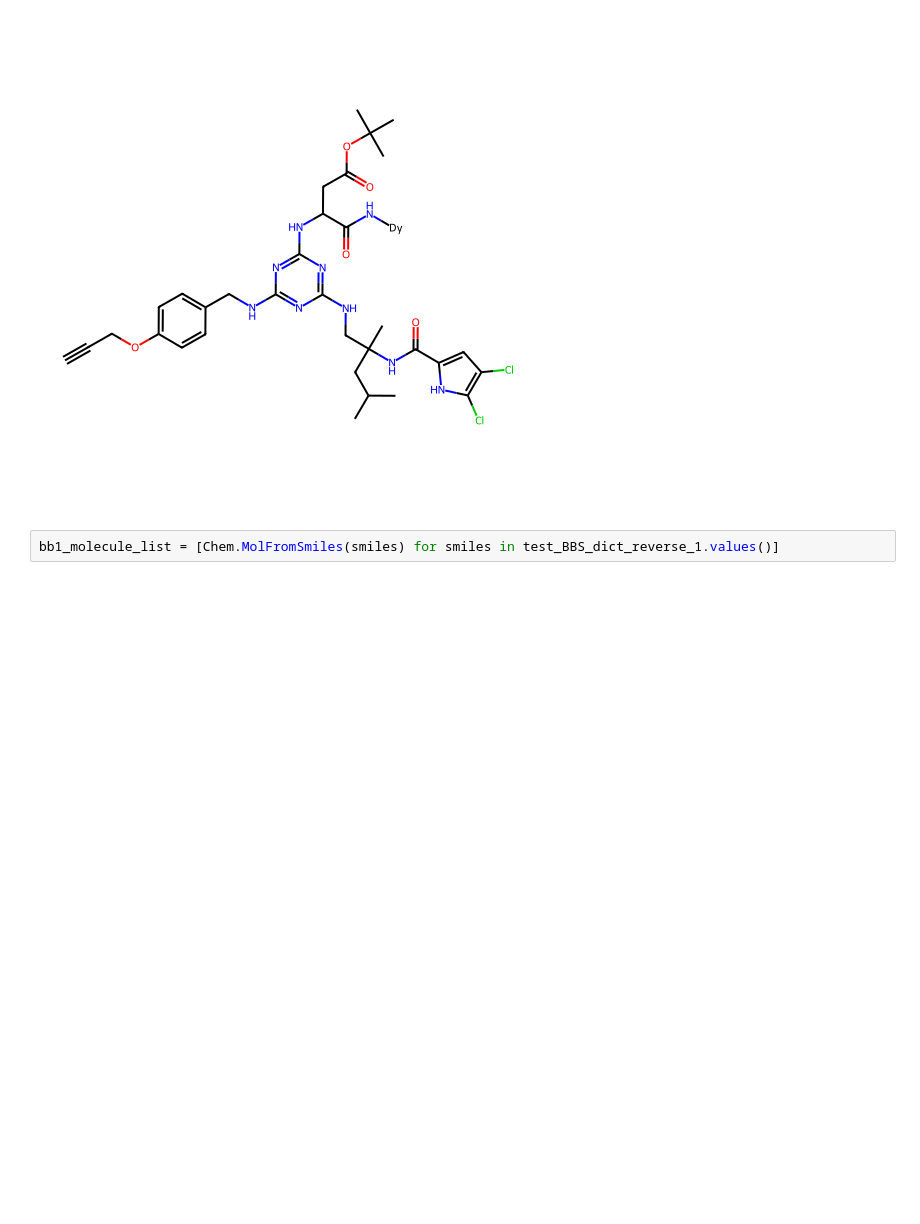
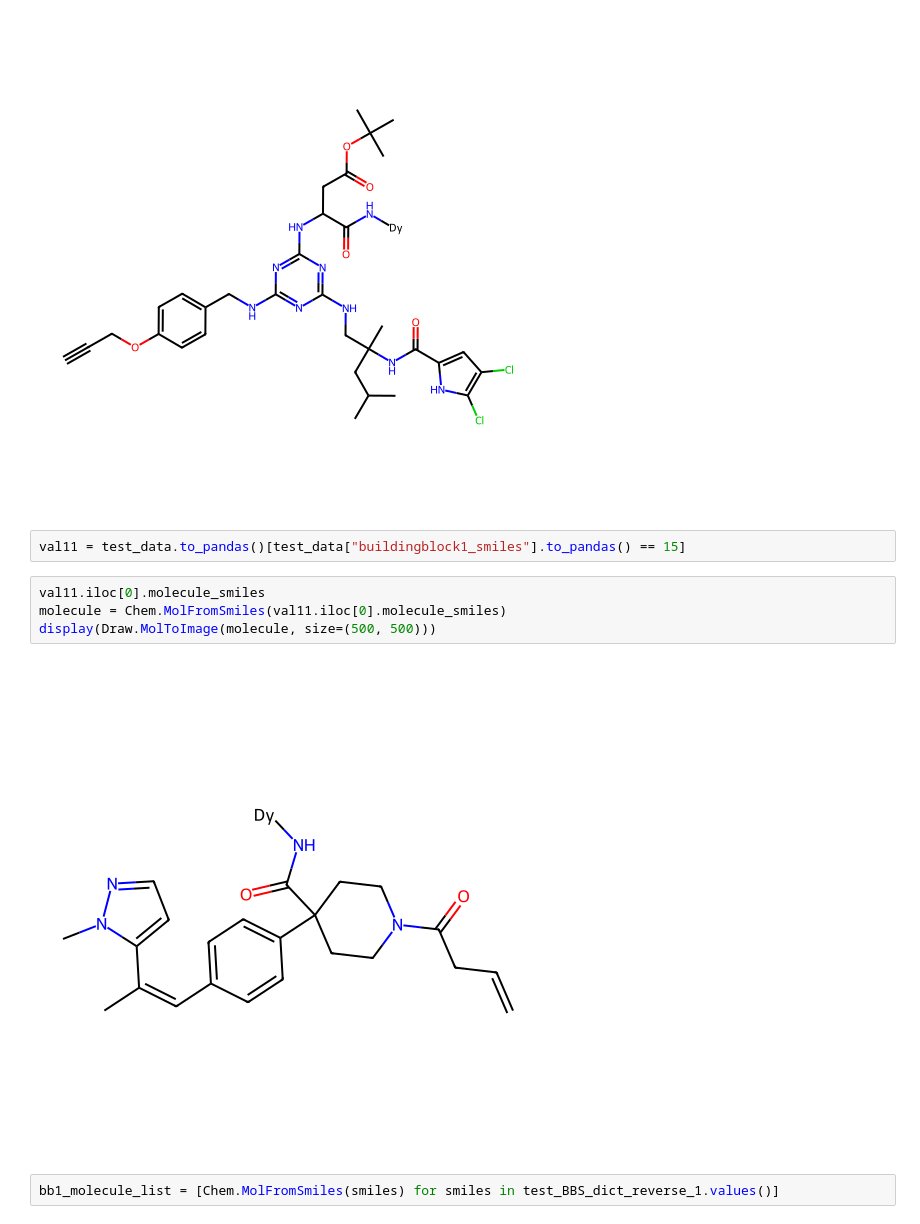
Before and after one commit to TeamEpochGithub/iv-q4-predict-new-medicines-belka, a Jupyter notebook: bb_smile_eda.ipynb, the cells around one changed output. Drawn from its saved outputs; the diff is of its cells as text; blank space fills up the shorter version.

```diff
--- a/bb_smile_eda.ipynb
+++ b/bb_smile_eda.ipynb
@@ -232,6 +219,14 @@ molecule = Chem.MolFromSmiles(val12.iloc[0].molecule_smiles)
 display(Draw.MolToImage(molecule, size=(500, 500)))
 # %% [output]
 [figure]
+# %%
+val11 = test_data.to_pandas()[test_data["buildingblock1_smiles"].to_pandas() == 15]
+# %%
+val11.iloc[0].molecule_smiles
+molecule = Chem.MolFromSmiles(val11.iloc[0].molecule_smiles)
+display(Draw.MolToImage(molecule, size=(500, 500)))
+# %% [output]
+[figure, added]
 # %%
 bb1_molecule_list = [Chem.MolFromSmiles(smiles) for smiles in test_BBS_dict_reverse_1.values()]
 # %%
```
Also changed, not shown: parts of 3 cells of this notebook, 5 other files.
